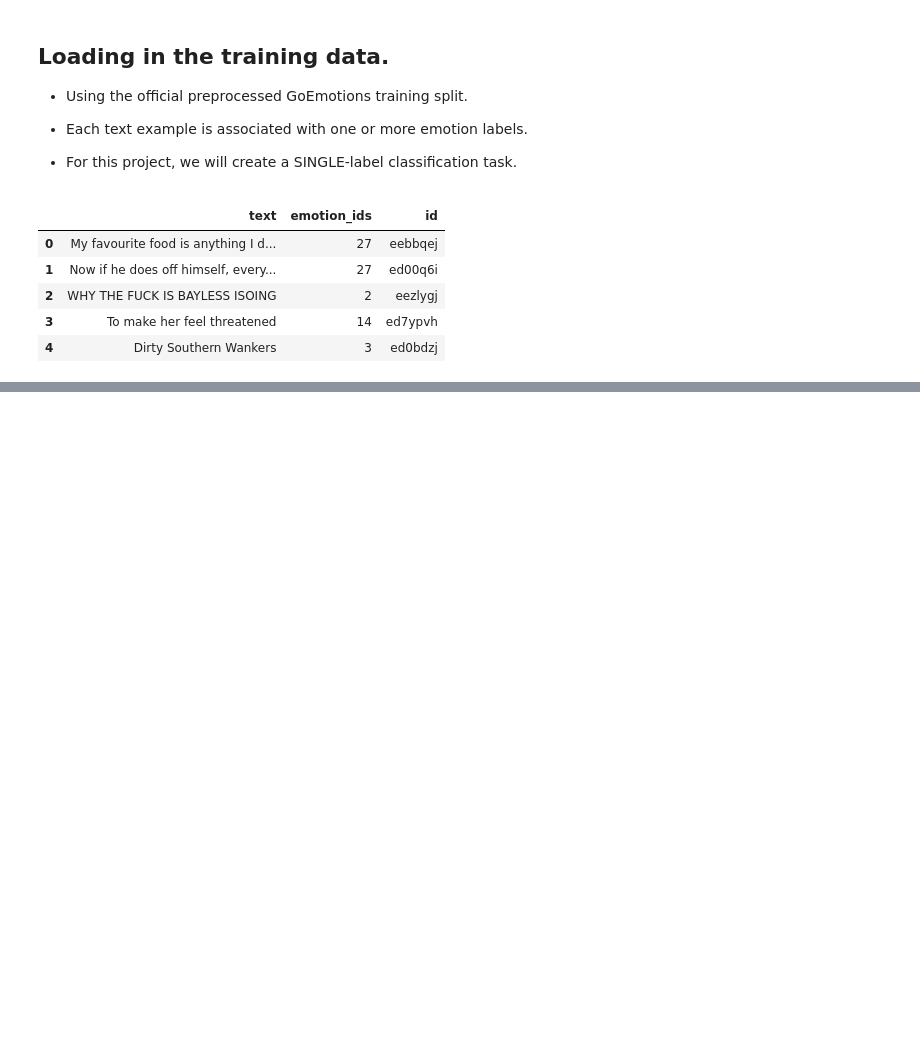
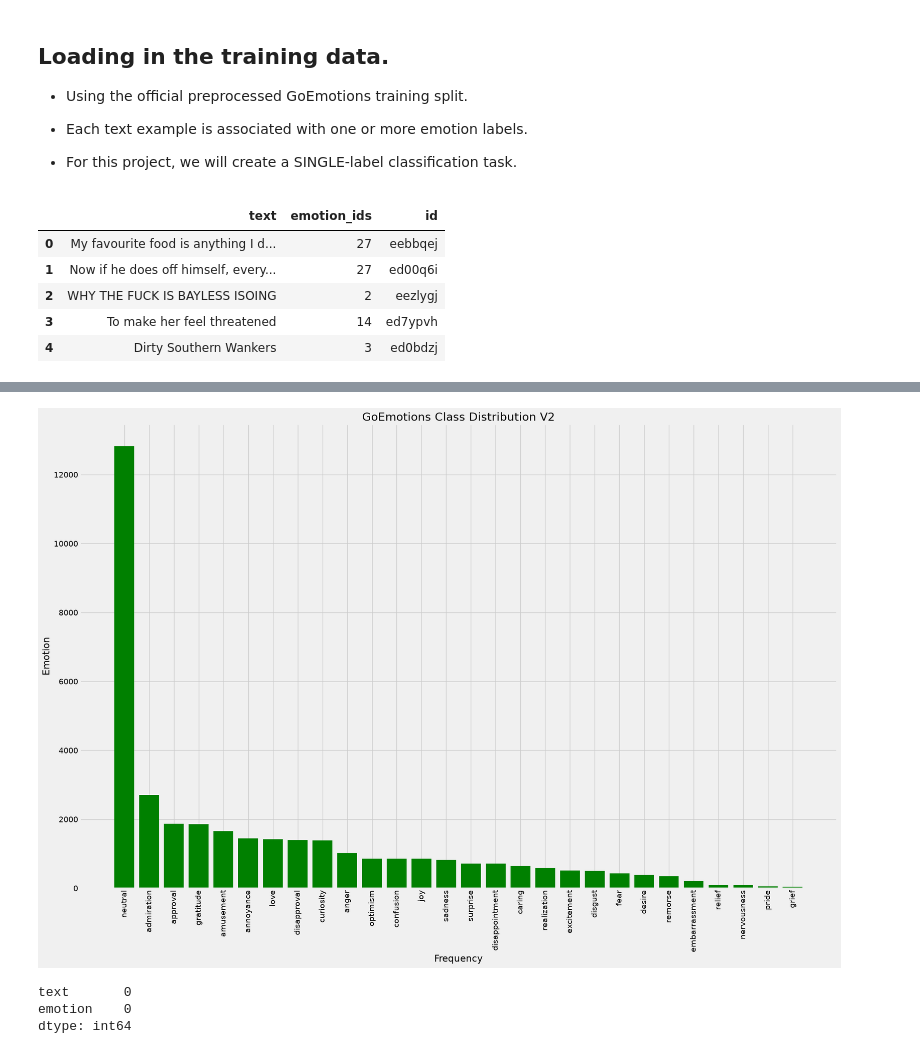
Before and after one commit to SevenWoos/MachineLearningProjects, a Jupyter notebook: nlp/1_nlp_classifier/lstm_v1.ipynb, the cells around one changed output, grey strips where cells are left out. Cells and saved outputs as stored; diff of their text form; code cells hidden in the pictures; blank space fills up the shorter version.

```diff
--- a/nlp/1_nlp_classifier/lstm_v1.ipynb
+++ b/nlp/1_nlp_classifier/lstm_v1.ipynb
@@ -52,0 +391,24 @@ train_df.head()
+# %%
+plt.style.use('fivethirtyeight')
+
+plt.figure(figsize=(20, 14))
+width=0.8
+
+plt.bar(class_distribution.index, class_distribution.values, width=width, color='green')
+
+plt.title("GoEmotions Class Distribution V2")
+plt.xlabel("Frequency")
+plt.ylabel("Emotion")
+
+plt.xticks(rotation=90)
+plt.tight_layout()
+plt.show()
+# %% [output]
+[figure, added]
+# %%
+# Validate there are no missing values.
+print(single_label_df[['text', 'emotion']].isnull().sum())
+# %% [output]
+text       0
+emotion    0
+dtype: int64
```
Also changed, not shown: parts of 82 cells of this notebook.
